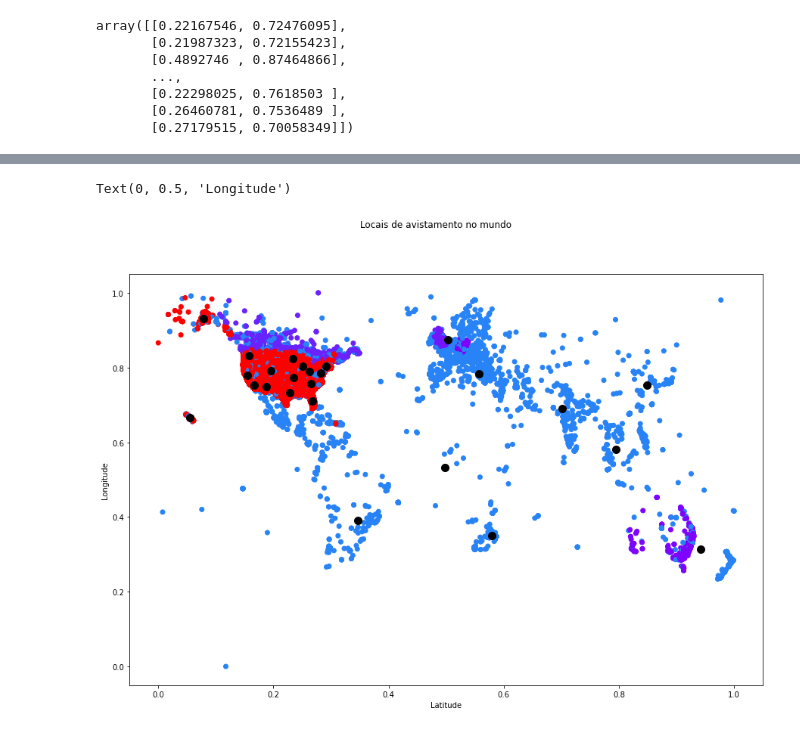
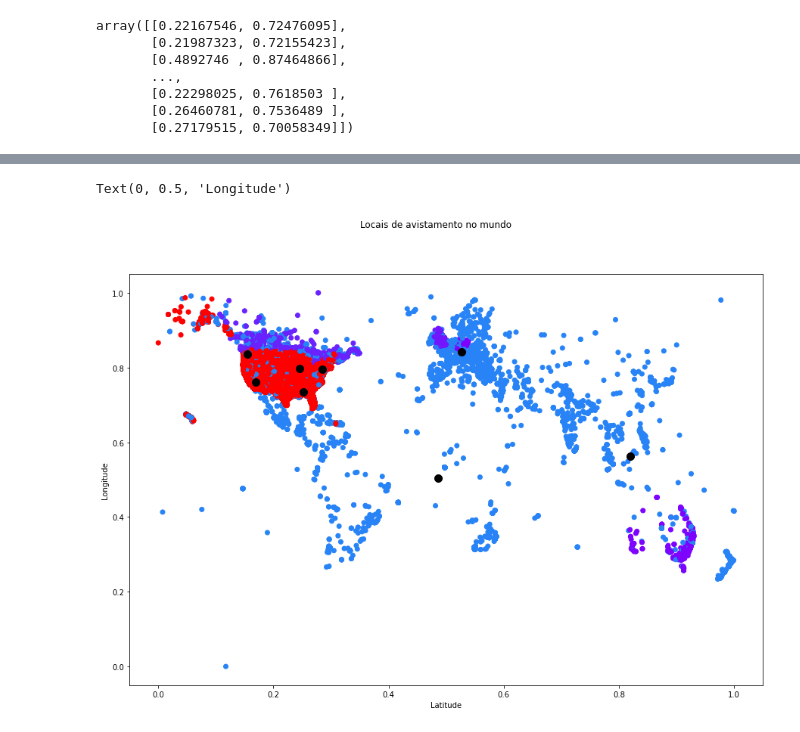
Before and after one commit to robertasilvano/UFOs_datascience, a Jupyter notebook: clustering_world.ipynb, the cells around one changed output, grey strips where cells are left out. Saved outputs shown, nothing was run; the diff lists cells and outputs as text; code cells hidden in the pictures.

```diff
--- a/clustering_world.ipynb
+++ b/clustering_world.ipynb
@@ -203,7 +209,7 @@ scaler = MinMaxScaler()
 
 sse = {}
 for k in range(2, 50):
-    kmeans = KMeans(n_clusters=k, max_iter=2000).fit(scaler.fit_transform(lat_lon), sample_weight=pesos)
+    kmeans = KMeans(n_clusters=k, max_iter=2000).fit(scaler.fit_transform(lat_lon), sample_weight=pesos_c)
     sse[k] = kmeans.inertia_
 plt.figure()
 plt.plot(list(sse.keys()), list(sse.values()))
@@ -214,0 +227,8 @@ plt.show()
+# %%
+# aplica o coeficiente de silhouette
+
+for k in range(5, 25):
+    kmeans = KMeans(n_clusters=k, max_iter=2000).fit(scaler.fit_transform(lat_lon), sample_weight=pesos_c)
+    label = kmeans.labels_
+    sil_coeff = metrics.silhouette_score(scaler.fit_transform(lat_lon), label, metric='euclidean')
+    print("Para n_clusters={}, o coeficiente de  Silhouette {}".format(k, sil_coeff))
@@ -214,0 +256,10 @@ plt.show()
+# %%
+# aplica o coeficiente de silhouette
+# pra mim na vdd ta entre 15 e 25 aí rodei tudo aqui embaixo pra confirmar mas deu 8 mesmo. deixei aqui pra ti analisar
+# pq ainda estou desconfiada rs
+
+for k in range(2, 50):
+    kmeans = KMeans(n_clusters=k, max_iter=2000).fit(scaler.fit_transform(lat_lon), sample_weight=pesos_c)
+    label = kmeans.labels_
+    sil_coeff = metrics.silhouette_score(scaler.fit_transform(lat_lon), label, metric='euclidean')
+    print("Para n_clusters={}, o coeficiente de  Silhouette {}".format(k, sil_coeff))
@@ -217,8 +286,8 @@ plt.show()
 # %%
 # aplica o algoritmo kmeans, utilizando os pesos e normalizando os valores
 
-kmeans = KMeans(n_clusters=25, max_iter=2000)
-kmeans.fit(scaler.fit_transform(lat_lon), sample_weight=pesos)
+kmeans = KMeans(n_clusters=8, max_iter=2000)
+kmeans.fit(scaler.fit_transform(lat_lon), sample_weight=pesos_c)
 lat_lon_scaled = np.array(scaler.fit_transform(lat_lon))
 lat_lon_scaled
 # %% [output]
@@ -260,13 +320,13 @@ array([ 4.,  4.,  3., ..., 12.,  8., 13.])
 # %%
 fig, ax = plt.subplots(figsize=(15, 10))
-scatter = ax.scatter(lat_lon_scaled[:, 0], lat_lon_scaled[:, 1], c=pesos, cmap='rainbow')
+scatter = ax.scatter(lat_lon_scaled[:, 0], lat_lon_scaled[:, 1], c=pesos_c, cmap='rainbow')
 ax.scatter(centers[:, 0], centers[:, 1], c='black', s=100)
 fig.suptitle('Locais de avistamento no mundo')
 plt.xlabel('Latitude')
 plt.ylabel('Longitude')
 # %% [output]
 Text(0, 0.5, 'Longitude')
-[figure, old version]
+[figure, new version]
 # %%
 geolocator = Nominatim(user_agent="geoapiExercises")
 geocode = RateLimiter(geolocator.geocode, min_delay_seconds=1)
```
Also changed, not shown: parts of 28 cells of this notebook, 2 other files.
